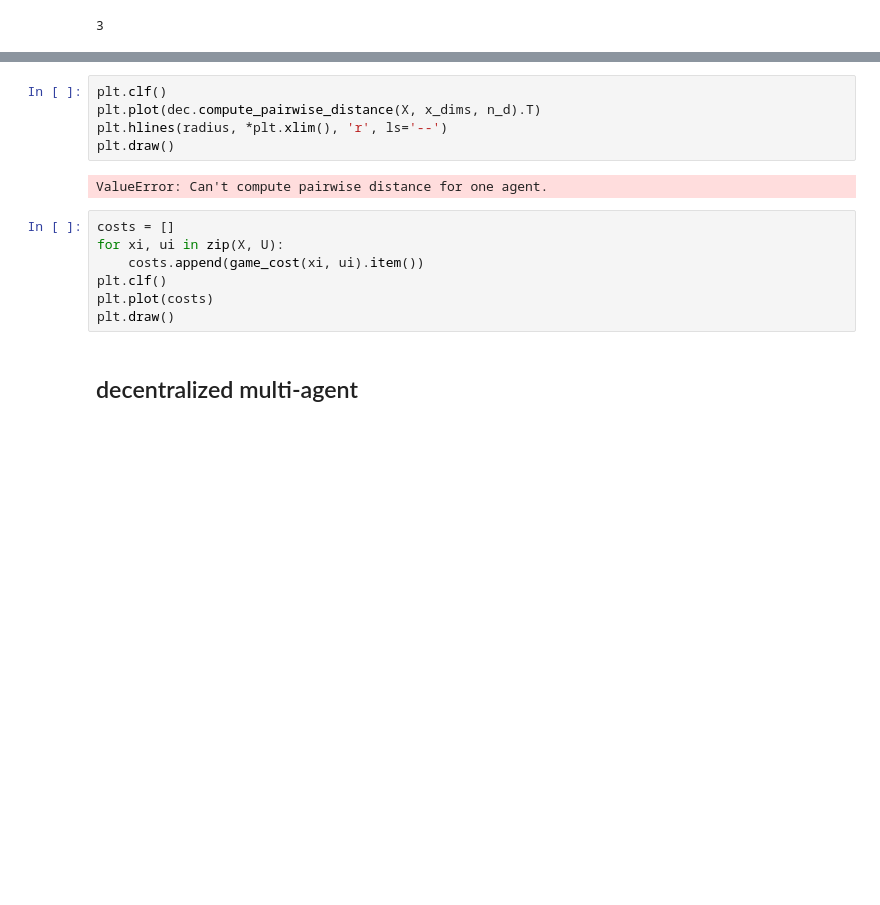
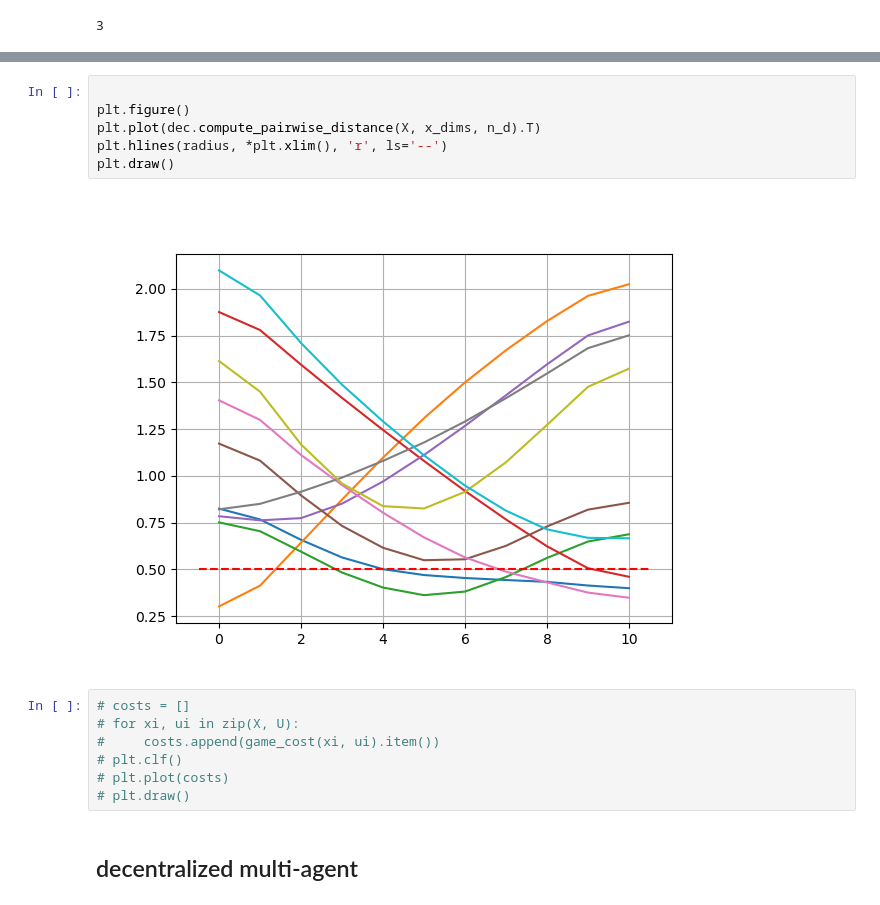
Before and after one commit to labicon/dp-ilqr, a Jupyter notebook: run/main.ipynb, the cells around one changed output, grey strips where cells are left out. Cells and saved outputs as stored; diff of their text form; blank space fills up the shorter version.

```diff
--- a/run/main.ipynb
+++ b/run/main.ipynb
@@ -353,17 +346,18 @@ plot_solve(X, J, x_goal.T, x_dims, n_d)
 # %%
-plt.clf()
+
+plt.figure()
 plt.plot(dec.compute_pairwise_distance(X, x_dims, n_d).T)
 plt.hlines(radius, *plt.xlim(), 'r', ls='--')
 plt.draw()
 # %% [output]
-ValueError: Can't compute pairwise distance for one agent.
+[figure, added]
 # %%
-costs = []
-for xi, ui in zip(X, U):
-    costs.append(game_cost(xi, ui).item())
-plt.clf()
-plt.plot(costs)
-plt.draw()
+# costs = []
+# for xi, ui in zip(X, U):
+#     costs.append(game_cost(xi, ui).item())
+# plt.clf()
+# plt.plot(costs)
+# plt.draw()
 # %% [markdown]
 ## decentralized multi-agent
 # %%
```
Also changed, not shown: parts of 23 cells of this notebook.
